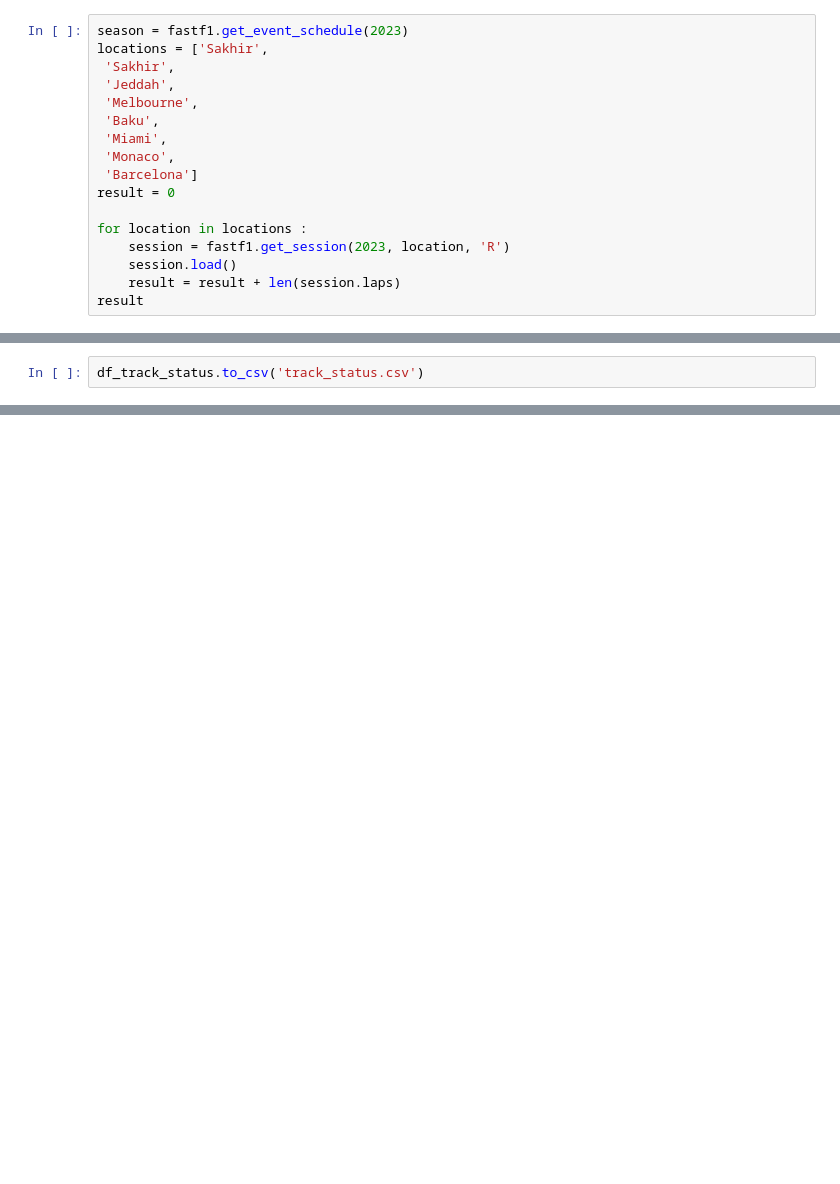
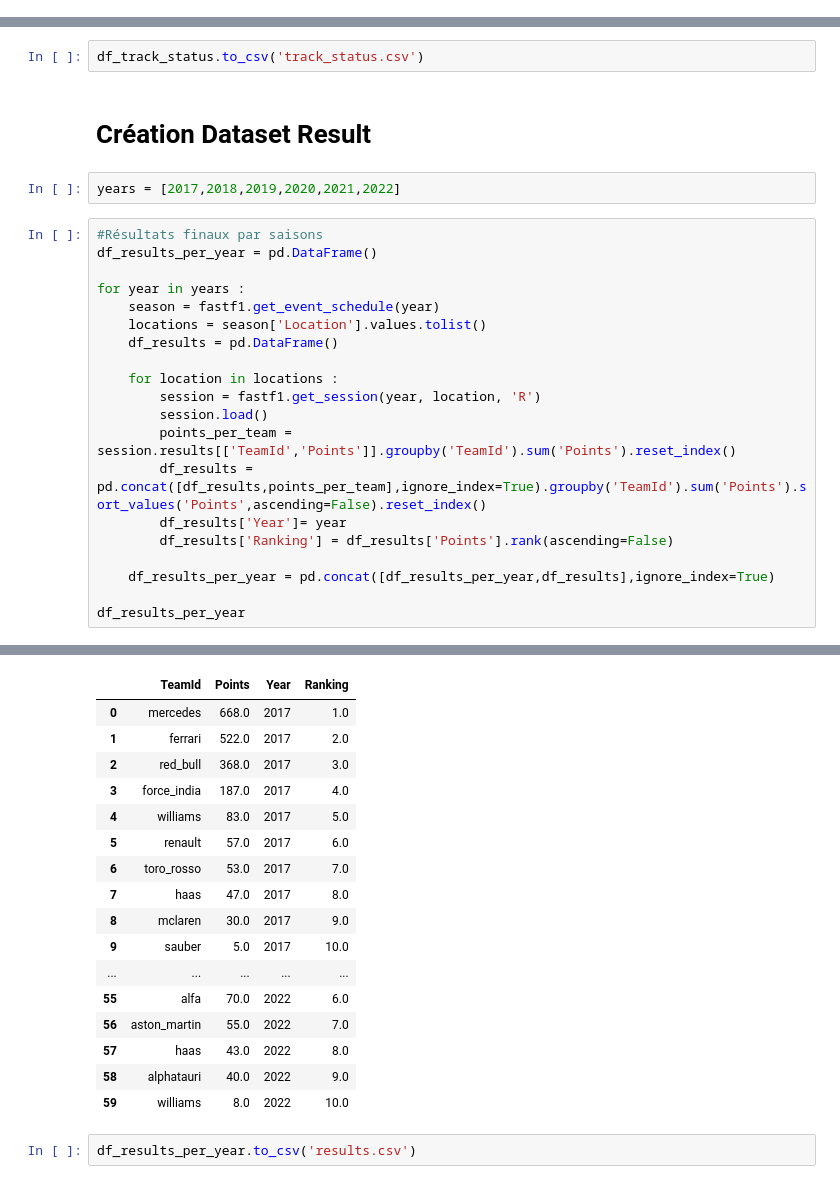
Before and after one commit to le-dav/f1-binottor, a Jupyter notebook: notebooks/margauxmrtnz98.ipynb, the cells around one changed output, grey strips where cells are left out. Drawn from its saved outputs; the diff is of its cells as text; blank space fills up the shorter version.

```diff
--- a/notebooks/margauxmrtnz98.ipynb
+++ b/notebooks/margauxmrtnz98.ipynb
@@ -569,17 +193,0 @@ core           INFO     Finished loading data for 20 drivers: ['1', '16', '11',
-# %%
-season = fastf1.get_event_schedule(2023)
-locations = ['Sakhir',
- 'Sakhir',
- 'Jeddah',
- 'Melbourne',
- 'Baku',
- 'Miami',
- 'Monaco',
- 'Barcelona']
-result = 0
-
-for location in locations :
-    session = fastf1.get_session(2023, location, 'R')
-    session.load()
-    result = result + len(session.laps)
-result
@@ -897,2 +286,27 @@ df_track_status
 # %%
 df_track_status.to_csv('track_status.csv')
+# %% [markdown]
+# Création Dataset Result
+# %%
+years = [2017,2018,2019,2020,2021,2022]
+# %%
+#Résultats finaux par saisons
+df_results_per_year = pd.DataFrame()
+
+for year in years :
+    season = fastf1.get_event_schedule(year)
+    locations = season['Location'].values.tolist()
+    df_results = pd.DataFrame()
+
+    for location in locations :
+        session = fastf1.get_session(year, location, 'R')
+        session.load()
+        points_per_team = session.results[['TeamId','Points']].groupby('TeamId').sum('Points').reset_index()
+        df_results = pd.concat([df_results,points_per_team],ignore_index=True).groupby('TeamId').sum('Points').sort_values('Points',ascending=False).reset_index()
+        df_results['Year']= year
+        df_results['Ranking'] = df_results['Points'].rank(ascending=False)
+
+    df_results_per_year = pd.concat([df_results_per_year,df_results],ignore_index=True)
+
+df_results_per_year
+# %% [output]
@@ -898,0 +330,19 @@ df_track_status.to_csv('track_status.csv')
+|  | TeamId | Points | Year | Ranking |
+| 0 | mercedes | 668.0 | 2017 | 1.0 |
+| 1 | ferrari | 522.0 | 2017 | 2.0 |
+| 2 | red_bull | 368.0 | 2017 | 3.0 |
+| 3 | force_india | 187.0 | 2017 | 4.0 |
+| 4 | williams | 83.0 | 2017 | 5.0 |
+| 5 | renault | 57.0 | 2017 | 6.0 |
+| 6 | toro_rosso | 53.0 | 2017 | 7.0 |
+| 7 | haas | 47.0 | 2017 | 8.0 |
+| 8 | mclaren | 30.0 | 2017 | 9.0 |
+| 9 | sauber | 5.0 | 2017 | 10.0 |
+| ... | ... | ... | ... | ... |
+| 55 | alfa | 70.0 | 2022 | 6.0 |
+| 56 | aston_martin | 55.0 | 2022 | 7.0 |
+| 57 | haas | 43.0 | 2022 | 8.0 |
+| 58 | alphatauri | 40.0 | 2022 | 9.0 |
+| 59 | williams | 8.0 | 2022 | 10.0 |
+# %%
+df_results_per_year.to_csv('results.csv')
```
Also changed, not shown: parts of 38 cells of this notebook.
